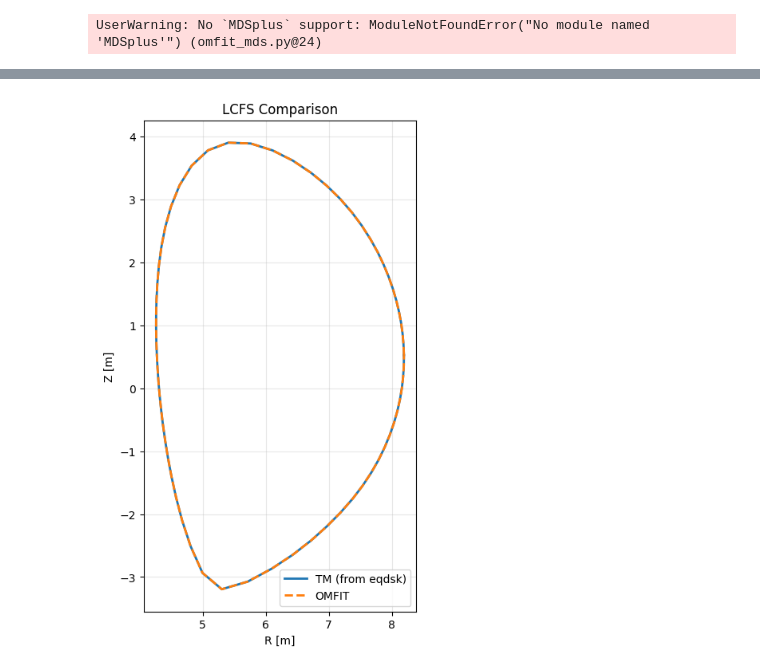
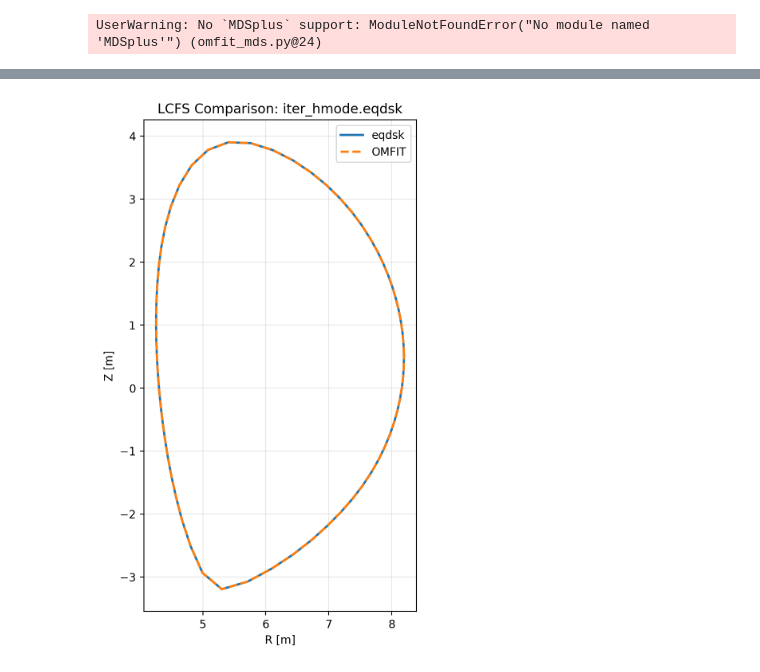
Before and after one commit to fs2819/tm-tx, a Jupyter notebook: omfit_v_tm_eqdsk.ipynb, the cells around one changed output, grey strips where cells are left out. Drawn from its saved outputs; the diff is of its cells as text; code cells hidden in the pictures.

```diff
--- a/omfit_v_tm_eqdsk.ipynb
+++ b/omfit_v_tm_eqdsk.ipynb
@@ -28,11 +28,15 @@ import matplotlib.pyplot as plt
 from omfit_classes.omfit_eqdsk import OMFITgeqdsk
 import numpy as np
 from read_eqdsk_extended import read_eqdsk_extended
+%config InlineBackend.figure_format = "retina"
+
+eqdsk_file = 'iter_hmode.eqdsk'
+# eqdsk_file = 'g163303.04000'
 # %% [output]
 UserWarning: No `MDSplus` support: ModuleNotFoundError("No module named 'MDSplus'") (omfit_mds.py@24)
 # %%
 # Load OMFIT data into dict
-g_om = OMFITgeqdsk('iter_hmode.eqdsk')
+g_om = OMFITgeqdsk(eqdsk_file)
 g_om.load()
 
 g_om['fluxSurfaces'].load()
@@ -56,12 +60,10 @@ om = {
 
     'psi_N': g_om['fluxSurfaces']['geo']['psin'],
     'psi': g_om['fluxSurfaces']['geo']['psi']
-
-
 }
 # %%
 # Load TokaMaker data into dict
-tm_data = read_eqdsk_extended('iter_hmode.eqdsk')
+tm_data = read_eqdsk_extended(eqdsk_file)
 
 # Populate TokaMaker dictionary with same structure as OMFIT
 tm = {
@@ -82,11 +84,9 @@ tm = {
 
     'psi_N': tm_data['psi_n'],
     'psi': tm_data['psi']
-
-
 }
 
 psi_grid_tm = np.linspace(tm['psi_axis'], tm['psi_lcfs'], len(tm['q_prof']))
 temp = (psi_grid_tm - tm['psi_axis']) / (tm['psi_lcfs'] - tm['psi_axis'])
 
-print(f"\nAvailable keys in TokaMaker data: {list(tm_data.keys())}")
+# print(f"\nAvailable keys in TokaMaker data: {list(tm_data.keys())}")
@@ -174,23 +188,21 @@ ax21.legend()
 # %%
 # LCFS boundary comparison
 fig, ax = plt.subplots(1, 1, figsize=(8, 8))
 ax.set_aspect('equal')
-ax.set_title('LCFS Comparison')
+ax.set_title(f'LCFS Comparison: {eqdsk_file}')
 ax.set_xlabel('R [m]')
 ax.set_ylabel('Z [m]')
-
 
 # TokaMaker boundary from eqdsk file
 tm_R = tm_data['rzout'][:, 0]
 tm_Z = tm_data['rzout'][:, 1]
-ax.plot(tm_R, tm_Z, '-', linewidth=2, label='TM (from eqdsk)')
-
+ax.plot(tm_R, tm_Z, '-', linewidth=2, label='eqdsk')
 
 # OMFIT boundary
 omfit_R = g_om['RBBBS']
 omfit_Z = g_om['ZBBBS']
 ax.plot(omfit_R, omfit_Z, '--', linewidth=2, label='OMFIT')
 ax.legend()
 ax.grid(True, alpha=0.3)
 # %% [output]
-[figure, old version]
+[figure, new version]
```
Also changed, not shown: parts of 3 cells of this notebook, 2 other files.
